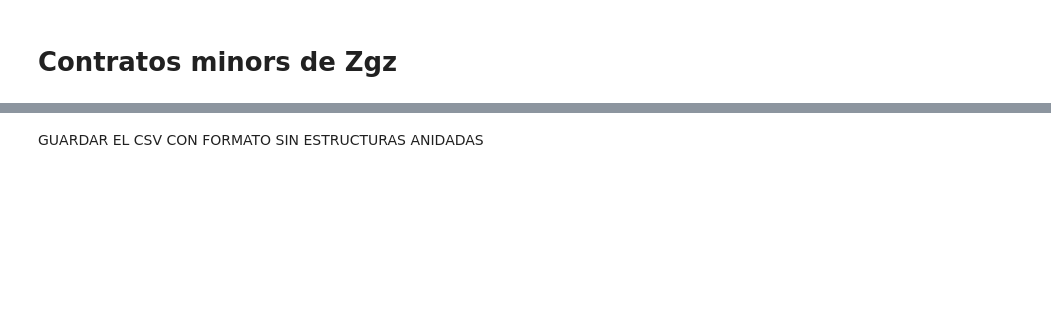
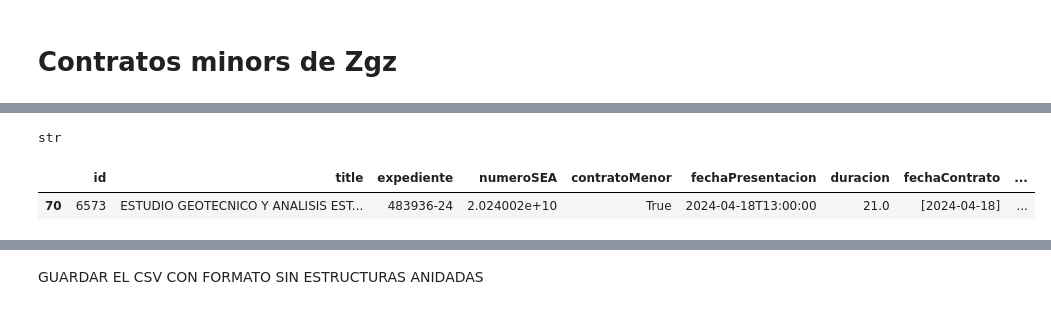
Before and after one commit to nextprocurement/sproc, a Jupyter notebook: descarga_minors/parsing_zgz_mad_2_place.ipynb, the cells around one changed output, grey strips where cells are left out. Saved outputs shown, nothing was run; the diff lists cells and outputs as text; code cells hidden in the pictures; blank space fills up the shorter version.

```diff
--- a/descarga_minors/parsing_zgz_mad_2_place.ipynb
+++ b/descarga_minors/parsing_zgz_mad_2_place.ipynb
@@ -179,0 +485,11 @@ len(df.columns)
+# %%
+type(df['fechaPresentacion'].iloc[39])
+# %% [output]
+str
+# %%
+df_filtrado = df[df['id']== 6573]
+# %%
+df_filtrado
+# %% [output]
+|  | id | title | expediente | numeroSEA | contratoMenor | fechaPresentacion | duracion | fechaContrato | ... |
+| 70 | 6573 | ESTUDIO GEOTECNICO Y ANALISIS EST... | 483936-24 | 2.024002e+10 | True | 2024-04-18T13:00:00 | 21.0 | [2024-04-18] | ... |
```
Also changed, not shown: parts of 104 cells of this notebook, 3 other files.
